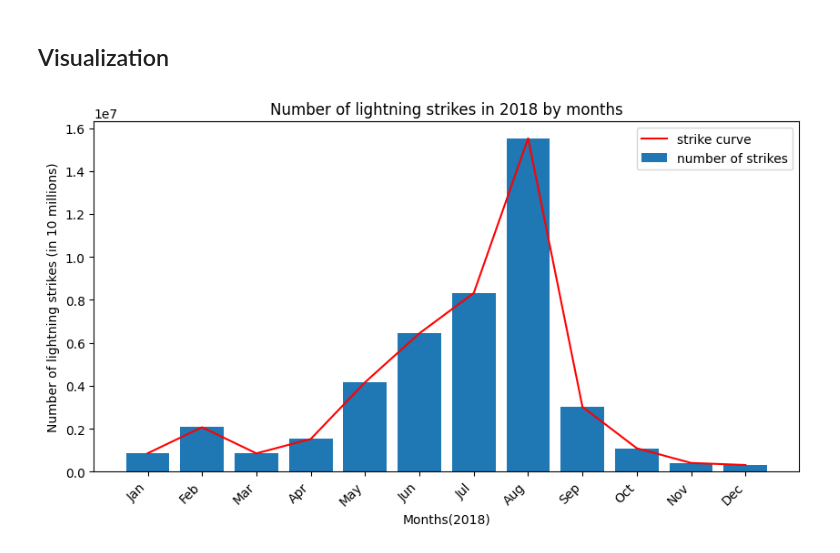
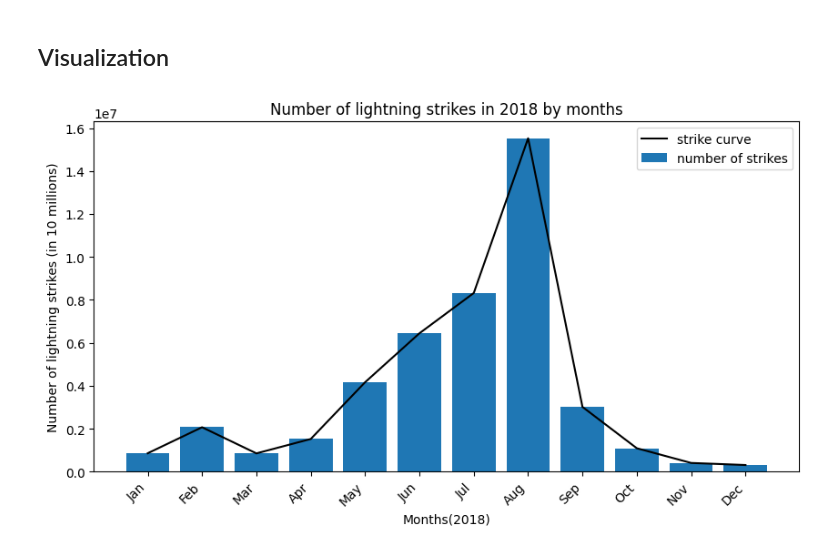
Before and after one commit to vaspanchal/LightningStrikesNOAA_EDA, a Jupyter notebook: Untitled.ipynb, the cells around one changed output. Cells and saved outputs as stored; diff of their text form; code cells hidden in the pictures.

Commit message:
change line color to black

```diff
--- a/Untitled.ipynb
+++ b/Untitled.ipynb
@@ -112,12 +112,12 @@ y = df_by_month.number_of_strikes
 # %%
 plt.figure(figsize=(10,5))
 plt.bar(x=x, height=y, label="number of strikes") # bar graph
-plt.plot(x,y, color='red', label='strike curve') # line graph
+plt.plot(x,y, color='black', label='strike curve') # line graph
 plt.xlabel("Months(2018)")
 plt.ylabel("Number of lightning strikes (in 10 millions)")
 plt.title("Number of lightning strikes in 2018 by months")
 plt.xticks(rotation=45, horizontalalignment='right')
 plt.legend()
 plt.show()
 # %% [output]
-[figure, old version]
+[figure, new version]
```
Also changed, not shown: parts of 1 cell of this notebook.
